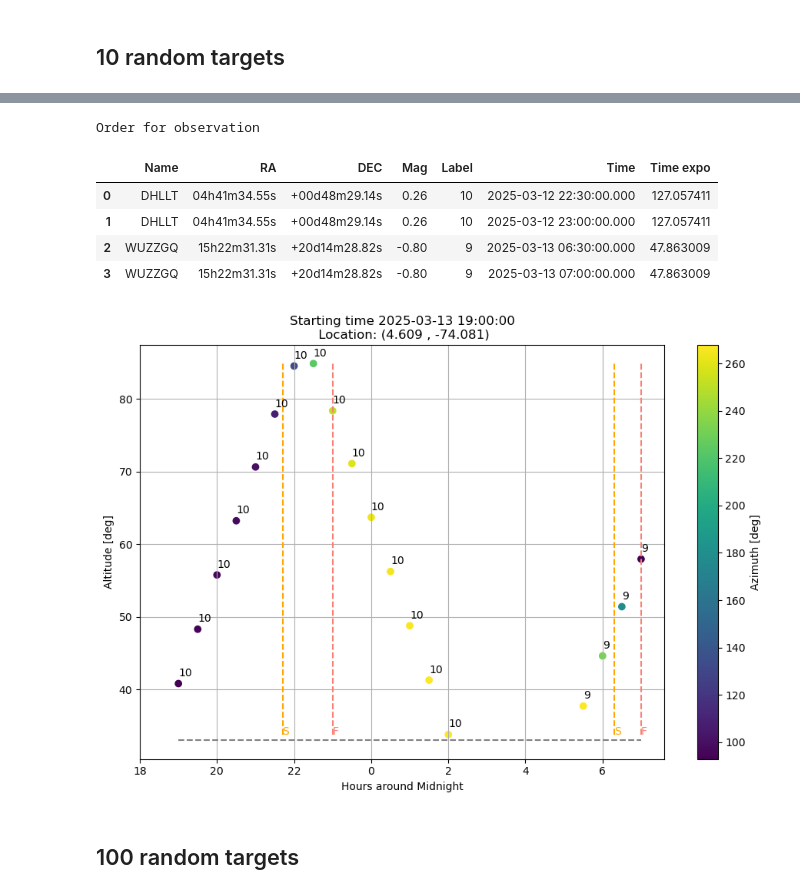
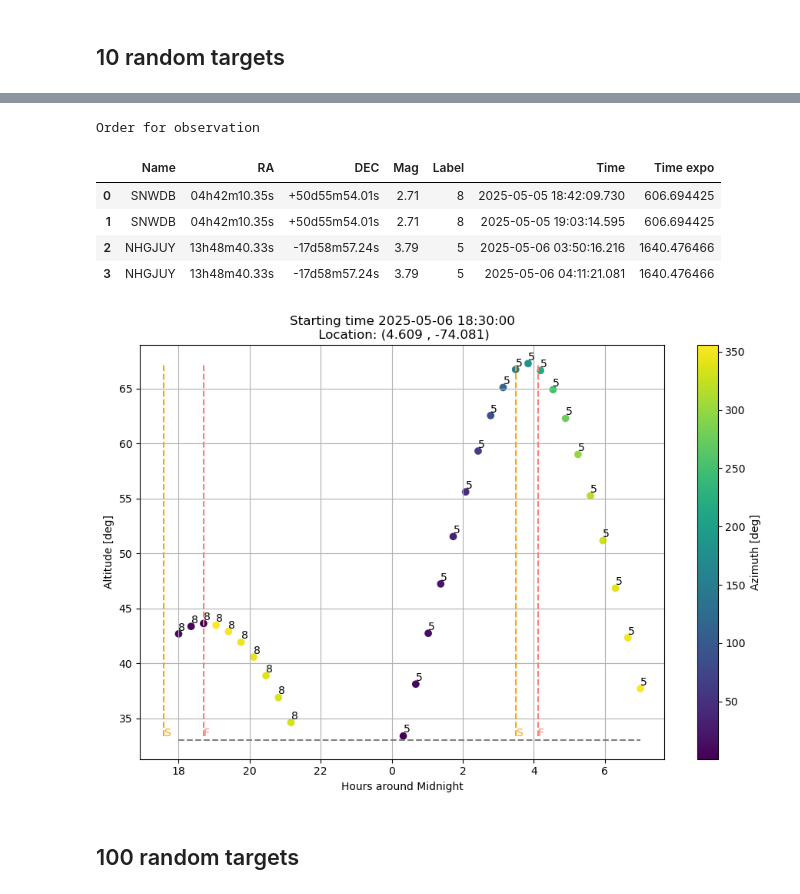
Before and after one commit to ccuellarn/Transient-Operation, a Jupyter notebook: Sketch.ipynb, the cells around one changed output, grey strips where cells are left out. Saved outputs shown, nothing was run; the diff lists cells and outputs as text; code cells hidden in the pictures.

```diff
--- a/Sketch.ipynb
+++ b/Sketch.ipynb
@@ -344,20 +404,20 @@ def Plot(graphic,order,time,limit,date_i,observer):
 observer = 4.609 , -74.081
 
 #Slot of time and date
-date_i = '2025-03-13 19:00:00'
-date_f = '2025-03-14 07:00:00'
+date_i = '2025-05-06 18:30:00'
+date_f = '2025-05-07 07:00:00'
 
 #Time scale of the observation, the minimum is 5 seconds
-timescale = ['m', 30]
+timescale = ['m', 20]
 
 #Limit of telescopes for good observations, usually are 33 degree on altitude
 limit = 33
 
 # Limit on magnitude for the specific telescope
-m_min = 11.0
+m_min = 15.0
 
 # Parameter K in seconds (eficency of the telescope)
-K = 100
+K = 50
 
 #RANDOM DATA
 def random_data(n):
@@ -408,19 +468,22 @@ alerts
 # %%
+#Dataframe with random targets
+alerts = random_data(10)
 
+#Amount of targets, this is for the labels of graphic
+many = len(alerts) + 1
 
 #Observations with the data
 Data = Observations(observer, alerts, date_i, date_f,timescale,many,m_min,limit)
 time = DeltaTime(date_i,date_f,timescale)
 general_time = CreateTime(date_i,date_f,timescale)
 order = Order(Data,many,time,general_time,K)
-graphic = Graphic(Data,many,time)
 
 print('Order for observation')
 order
 # %% [output]
 Order for observation
 |  | Name | RA | DEC | Mag | Label | Time | Time expo |
-| 0 | DHLLT | 04h41m34.55s | +00d48m29.14s | 0.26 | 10 | 2025-03-12 22:30:00.000 | 127.057411 |
-| 1 | DHLLT | 04h41m34.55s | +00d48m29.14s | 0.26 | 10 | 2025-03-12 23:00:00.000 | 127.057411 |
-| 2 | WUZZGQ | 15h22m31.31s | +20d14m28.82s | -0.80 | 9 | 2025-03-13 06:30:00.000 | 47.863009 |
-| 3 | WUZZGQ | 15h22m31.31s | +20d14m28.82s | -0.80 | 9 | 2025-03-13 07:00:00.000 | 47.863009 |
+| 0 | SNWDB | 04h42m10.35s | +50d55m54.01s | 2.71 | 8 | 2025-05-05 18:42:09.730 | 606.694425 |
+| 1 | SNWDB | 04h42m10.35s | +50d55m54.01s | 2.71 | 8 | 2025-05-05 19:03:14.595 | 606.694425 |
+| 2 | NHGJUY | 13h48m40.33s | -17d58m57.24s | 3.79 | 5 | 2025-05-06 03:50:16.216 | 1640.476466 |
+| 3 | NHGJUY | 13h48m40.33s | -17d58m57.24s | 3.79 | 5 | 2025-05-06 04:11:21.081 | 1640.476466 |
@@ -427,6 +496,6 @@ Order for observation
 # %%
-Plot(graphic,order,time,limit,date_i,observer)
+Graphic(Data,many,order,time,limit,date_i,observer)
 # %% [output]
-[figure, old version]
+[figure, new version]
 # %% [markdown]
 ## 100 random targets
```
Also changed, not shown: parts of 9 cells of this notebook, 3 other files.
